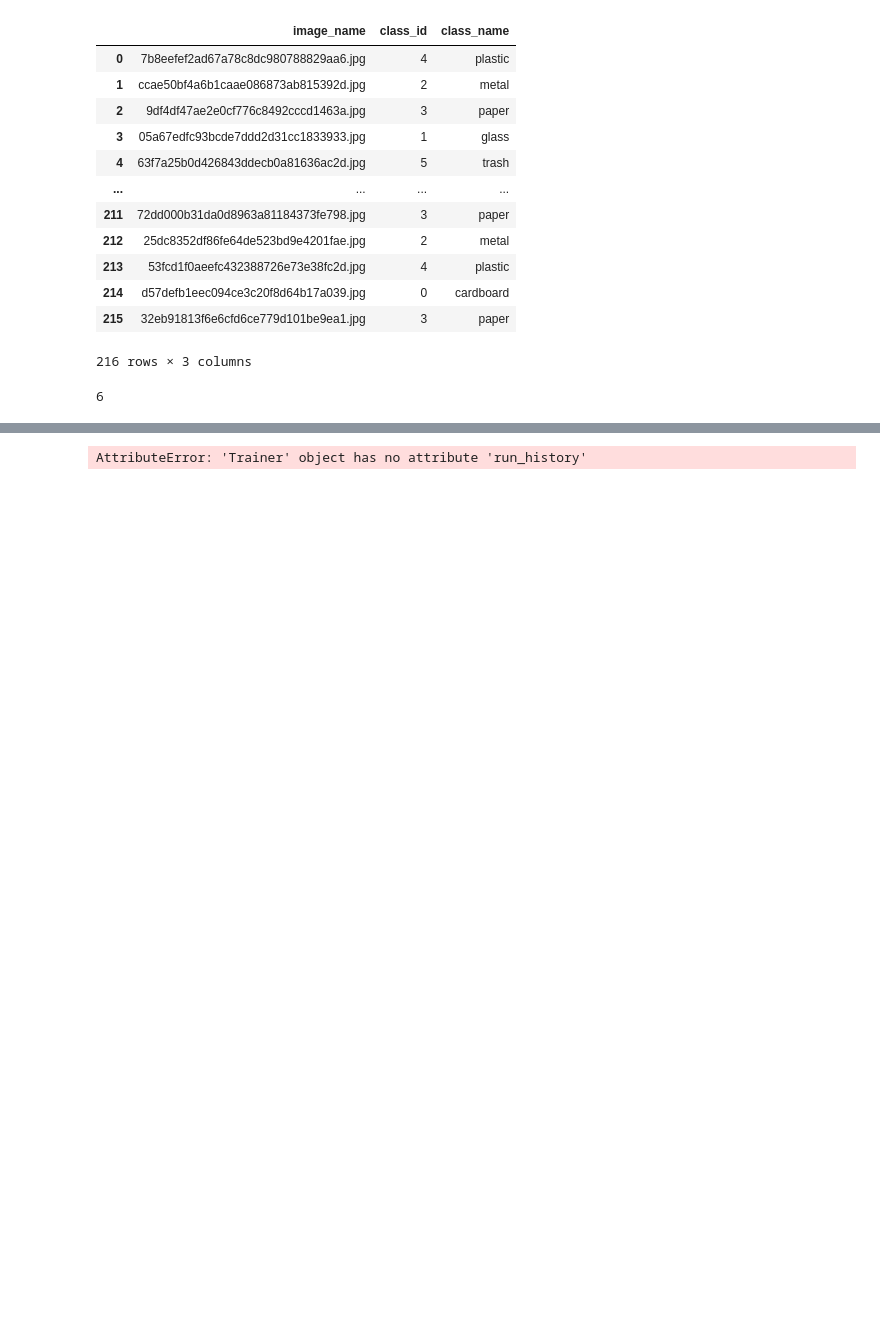
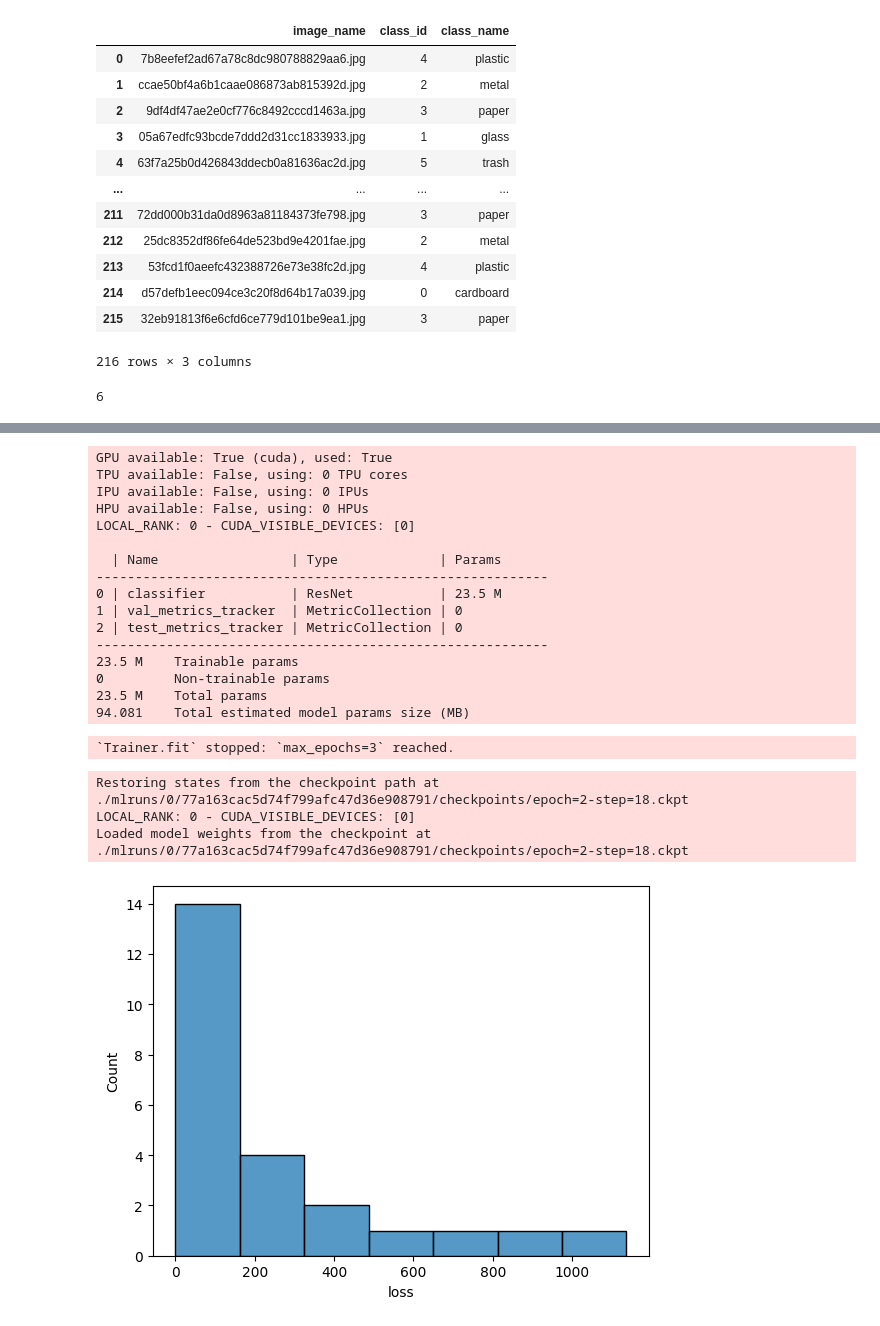
Before and after one commit to JakubSzukala/android-pet-facial-expression-recognition, a Jupyter notebook: aux_model_1_train_copy_2.ipynb, the cells around one changed output, grey strips where cells are left out. Drawn from its saved outputs; the diff is of its cells as text; code cells hidden in the pictures; blank space fills up the shorter version.

Commit message:
Reworked and extended logging

```diff
--- a/aux_model_1_train_copy_2.ipynb
+++ b/aux_model_1_train_copy_2.ipynb
@@ -337,19 +394,0 @@ mlflow.pytorch.autolog()
-# %%
-predictor = TrashnetClassifier(model, loss, 6, idx_to_image_name_test=list(test_ds.images_names))
-# %%
-with mlflow.start_run() as run:
-    mlflow_logger = MLFlowLogger(run_id=run.info.run_id)
-    trainer = pl.Trainer(
-        max_epochs=3,
-        accumulate_grad_batches=64,
-        logger=mlflow_logger
-        #callbacks=[
-            #EarlyStopping(monitor='auroc_macro', mode=)
-        #]
-    )
-
-    trainer.fit(
-        model=predictor,
-        train_dataloaders=val_ds_loader, # TODO: CHANGE THIS
-        val_dataloaders=val_ds_loader
-    )
@@ -400,4 +395,50 @@ Loaded model weights from the checkpoint at ./mlruns/0/957fddaeff8c42d780f9b51e5
-# %%
-cm = trainer.run_history.get_latest_metric('confusion_matrix')
-# %% [output]
-AttributeError: 'Trainer' object has no attribute 'run_history'
+# %%
+# TODO SEE THIS
+# running loss - https://stackoverflow.com/questions/61092523/what-is-running-loss-in-pytorch-and-how-is-it-calculated
+# mean of loss - https://cs231n.github.io/linear-classify/
+
+# mlflow.set_tracking_uri("file:/home/js/Projects/android-trash-classification/mlruns")
+mlflow.pytorch.autolog()
+with mlflow.start_run() as run:
+    mlflow.get_artifact_uri()
+    mlflow_logger = MLFlowLogger(run_id=run.info.run_id)
+    trainer = pl.Trainer(
+        max_epochs=3,
+        # accumulate_grad_batches=4,
+        logger=mlflow_logger  # TODO: Logger logs twice! But it's necessary for image logging
+        # callbacks=[
+        # EarlyStopping(monitor='auroc_macro', mode=)
+        # ]
+    )
+
+    trainer.fit(
+        model=predictor,
+        train_dataloaders=val_ds_loader,  # train_ds_loader, # TODO CHANGE THIS
+        val_dataloaders=val_ds_loader,
+    )
+    # TODO: Add check if the idx_to_image_name_test is correctly provided
+    # Check on test epoch start
+    trainer.test(dataloaders=(val_ds_loader))  # TODO: CHANGE THIS
+mlflow.end_run()
+# %% [output]
+GPU available: True (cuda), used: True
+TPU available: False, using: 0 TPU cores
+IPU available: False, using: 0 IPUs
+HPU available: False, using: 0 HPUs
+LOCAL_RANK: 0 - CUDA_VISIBLE_DEVICES: [0]
+
+  | Name                 | Type             | Params
+----------------------------------------------------------
+0 | classifier           | ResNet           | 23.5 M
+1 | val_metrics_tracker  | MetricCollection | 0
+2 | test_metrics_tracker | MetricCollection | 0
+----------------------------------------------------------
+23.5 M    Trainable params
+0         Non-trainable params
+23.5 M    Total params
+94.081    Total estimated model params size (MB)
+`Trainer.fit` stopped: `max_epochs=3` reached.
+Restoring states from the checkpoint path at ./mlruns/0/77a163cac5d74f799afc47d36e908791/checkpoints/epoch=2-step=18.ckpt
+LOCAL_RANK: 0 - CUDA_VISIBLE_DEVICES: [0]
+Loaded model weights from the checkpoint at ./mlruns/0/77a163cac5d74f799afc47d36e908791/checkpoints/epoch=2-step=18.ckpt
+[figure, added]
```
Also changed, not shown: parts of 21 cells of this notebook.
